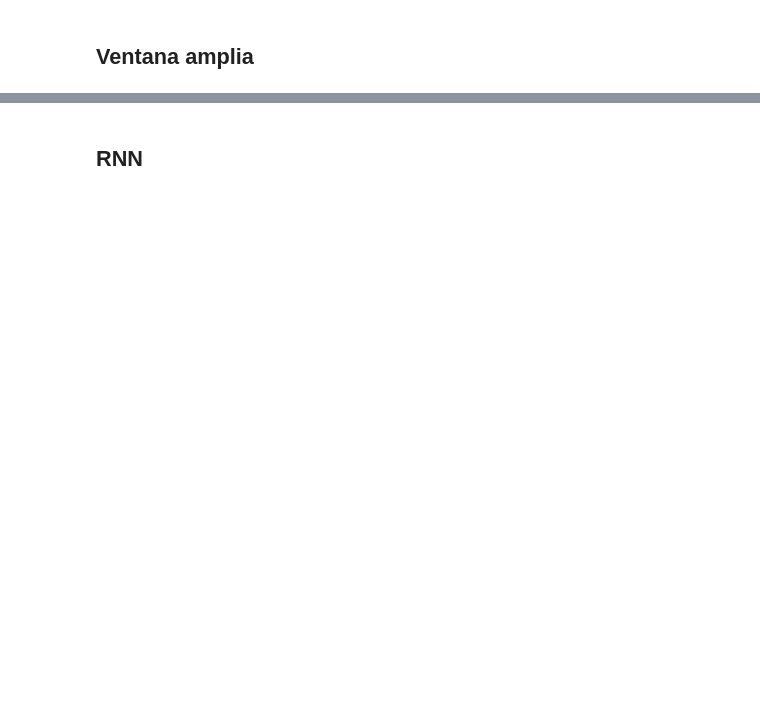
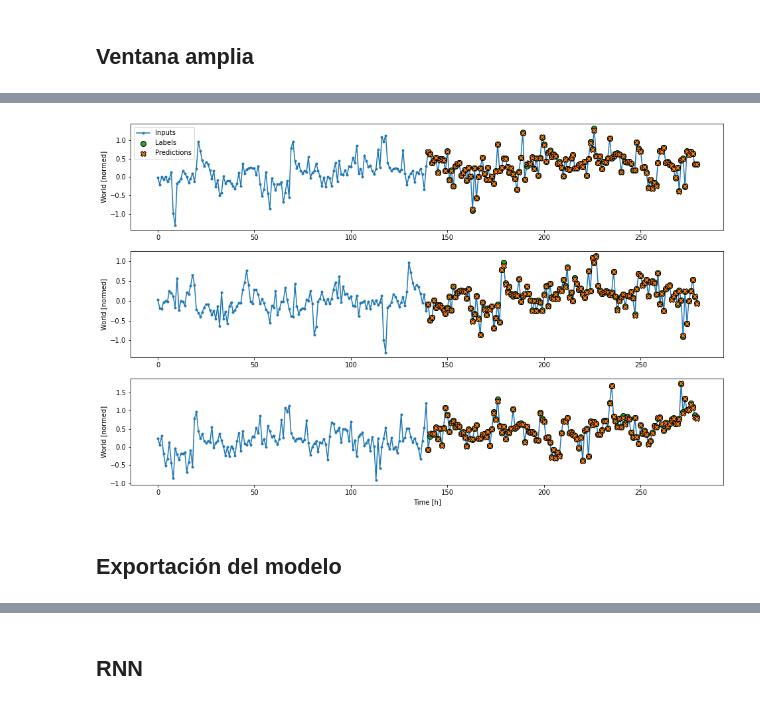
Before and after one commit to HernandezM22/10k-Challenge, a Jupyter notebook: model.ipynb, the cells around one changed output, grey strips where cells are left out. Saved outputs shown, nothing was run; the diff lists cells and outputs as text; code cells hidden in the pictures; blank space fills up the shorter version.

```diff
--- a/model.ipynb
+++ b/model.ipynb
@@ -350,0 +514,10 @@ wide_window.plot(baseline)
+# %%
+conv_model = tf.keras.Sequential([
+    tf.keras.layers.Conv1D(filters=32,
+                        kernel_size=(CONV_WIDTH,),
+                        activation='relu'),
+    tf.keras.layers.Dense(units=64, activation='relu'),
+    tf.keras.layers.Dense(units=32, activation='sigmoid'),
+    tf.keras.layers.Dense(units=16, activation='relu'),
+    tf.keras.layers.Dense(units=1),
+])
@@ -350,0 +536,10 @@ wide_window.plot(baseline)
+# %%
+LABEL_WIDTH = 140
+INPUT_WIDTH = LABEL_WIDTH + (CONV_WIDTH - 1)
+wide_conv_window = WindowGenerator(
+    input_width=INPUT_WIDTH,
+    label_width=LABEL_WIDTH,
+    shift=1,
+    label_columns=[to_analyze])
+
+wide_conv_window
@@ -350,0 +564,6 @@ wide_window.plot(baseline)
+# %%
+wide_conv_window.plot(conv_model)
+# %% [output]
+[figure, added]
+# %% [markdown]
+## Exportación del modelo
```
Also changed, not shown: parts of 58 cells of this notebook, 1 other file.
